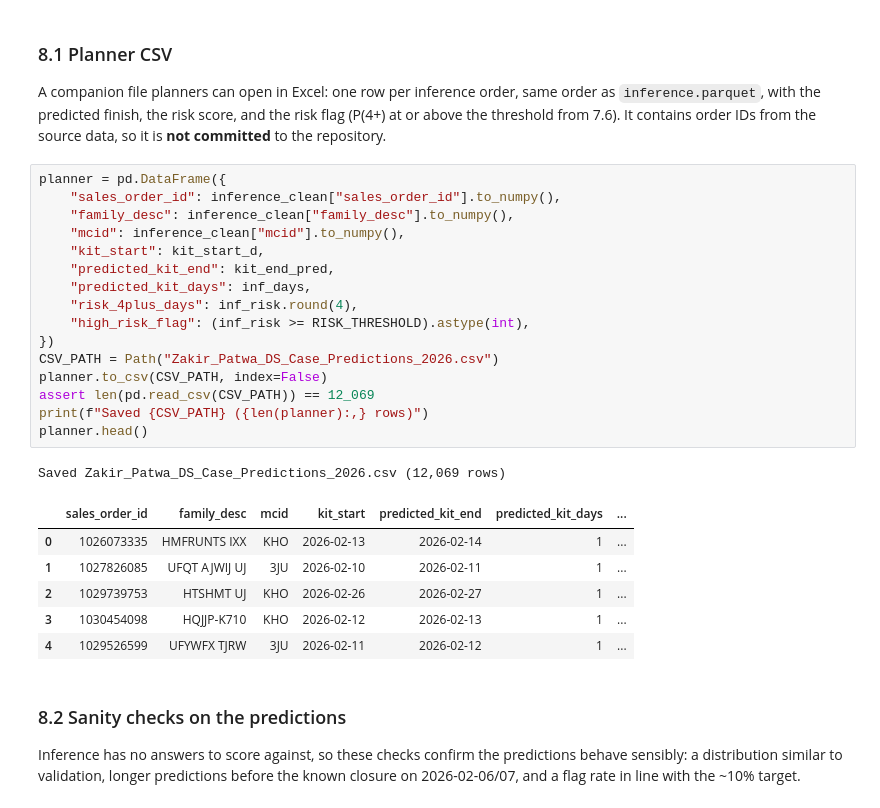
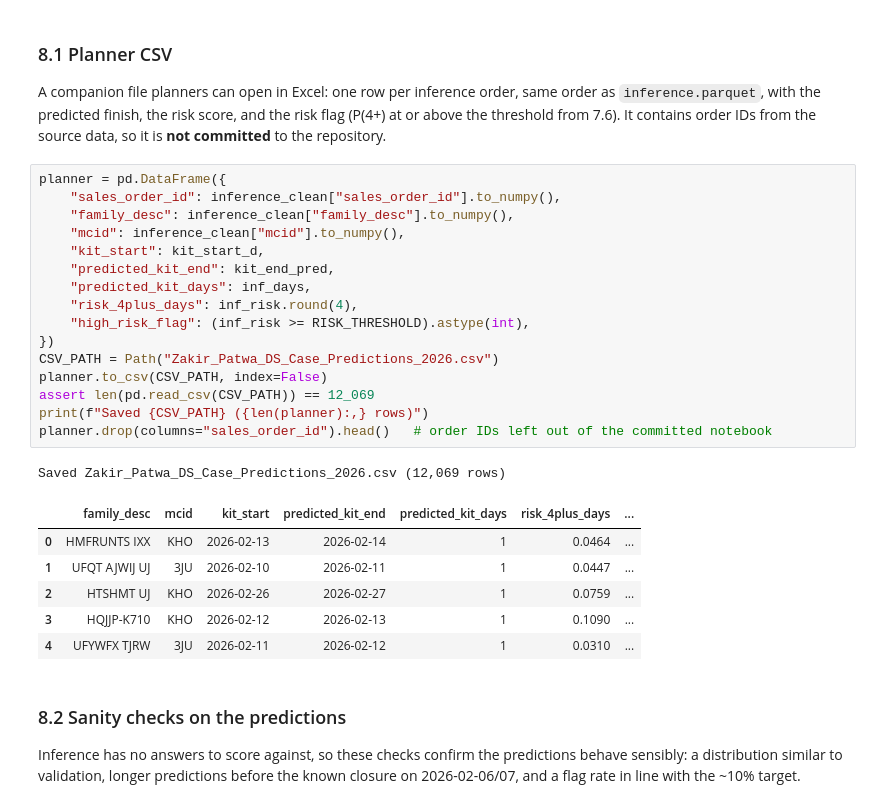
Before and after one commit to ZakirPatwa/Zakir_Patwa_DS_Case_2026, a Jupyter notebook: Zakir_Patwa_DS_Case_Notebook_2026.ipynb, the cells around one changed output. Cells and saved outputs as stored; diff of their text form.

Commit message:
Hide order IDs in planner preview

```diff
--- a/Zakir_Patwa_DS_Case_Notebook_2026.ipynb
+++ b/Zakir_Patwa_DS_Case_Notebook_2026.ipynb
@@ -1578,27 +1578,27 @@ A companion file planners can open in Excel: one row per inference order, same o
 # %%
 planner = pd.DataFrame({
     "sales_order_id": inference_clean["sales_order_id"].to_numpy(),
     "family_desc": inference_clean["family_desc"].to_numpy(),
     "mcid": inference_clean["mcid"].to_numpy(),
     "kit_start": kit_start_d,
     "predicted_kit_end": kit_end_pred,
     "predicted_kit_days": inf_days,
     "risk_4plus_days": inf_risk.round(4),
     "high_risk_flag": (inf_risk >= RISK_THRESHOLD).astype(int),
 })
 CSV_PATH = Path("Zakir_Patwa_DS_Case_Predictions_2026.csv")
 planner.to_csv(CSV_PATH, index=False)
 assert len(pd.read_csv(CSV_PATH)) == 12_069
 print(f"Saved {CSV_PATH} ({len(planner):,} rows)")
-planner.head()
+planner.drop(columns="sales_order_id").head()   # order IDs left out of the committed notebook
 # %% [output]
 Saved Zakir_Patwa_DS_Case_Predictions_2026.csv (12,069 rows)
-|  | sales_order_id | family_desc | mcid | kit_start | predicted_kit_end | predicted_kit_days | ... |
-| 0 | 1026073335 | HMFRUNTS IXX | KHO | 2026-02-13 | 2026-02-14 | 1 | ... |
-| 1 | 1027826085 | UFQT AJWIJ UJ | 3JU | 2026-02-10 | 2026-02-11 | 1 | ... |
-| 2 | 1029739753 | HTSHMT UJ | KHO | 2026-02-26 | 2026-02-27 | 1 | ... |
-| 3 | 1030454098 | HQJJP-K710 | KHO | 2026-02-12 | 2026-02-13 | 1 | ... |
-| 4 | 1029526599 | UFYWFX TJRW | 3JU | 2026-02-11 | 2026-02-12 | 1 | ... |
+|  | family_desc | mcid | kit_start | predicted_kit_end | predicted_kit_days | risk_4plus_days | ... |
+| 0 | HMFRUNTS IXX | KHO | 2026-02-13 | 2026-02-14 | 1 | 0.0464 | ... |
+| 1 | UFQT AJWIJ UJ | 3JU | 2026-02-10 | 2026-02-11 | 1 | 0.0447 | ... |
+| 2 | HTSHMT UJ | KHO | 2026-02-26 | 2026-02-27 | 1 | 0.0759 | ... |
+| 3 | HQJJP-K710 | KHO | 2026-02-12 | 2026-02-13 | 1 | 0.1090 | ... |
+| 4 | UFYWFX TJRW | 3JU | 2026-02-11 | 2026-02-12 | 1 | 0.0310 | ... |
 # %% [markdown]
 ### 8.2 Sanity checks on the predictions
 Inference has no answers to score against, so these checks confirm the predictions behave sensibly: a distribution similar to validation, longer predictions before the known closure on 2026-02-06/07, and a flag rate in line with the ~10% target.
```
